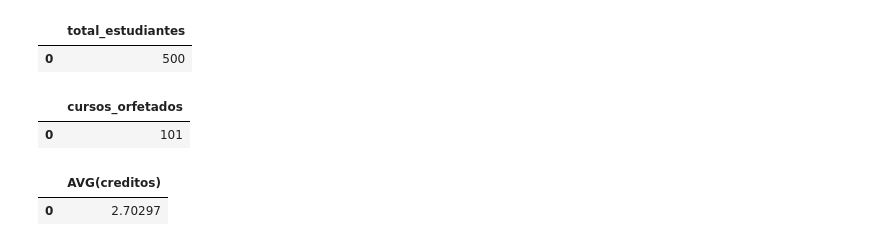
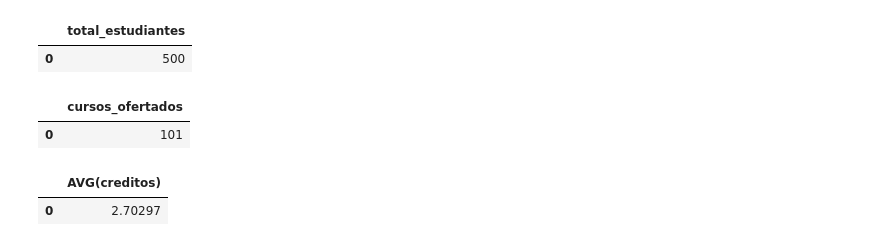
Before and after one commit to Sergiogarcialeo/ProyectoFinalUniversidades, a Jupyter notebook: Cuadernos/Examen.ipynb, the cells around one changed output. Saved outputs shown, nothing was run; the diff lists cells and outputs as text; code cells hidden in the pictures.

```diff
--- a/Cuadernos/Examen.ipynb
+++ b/Cuadernos/Examen.ipynb
@@ -177,10 +177,10 @@ FROM Estudiantes""", conn)
 | 0 | 500 |
 # %%
 ##Conteo total de cursos ofertados
-pd.read_sql_query("""SELECT COUNT(*) AS cursos_orfetados
+pd.read_sql_query("""SELECT COUNT(*) AS cursos_ofertados
 FROM Cursos""", conn)
 # %% [output]
-|  | cursos_orfetados |
+|  | cursos_ofertados |
 | 0 | 101 |
 # %%
 ##Promedio de creditos en los cursos ofertados
```
